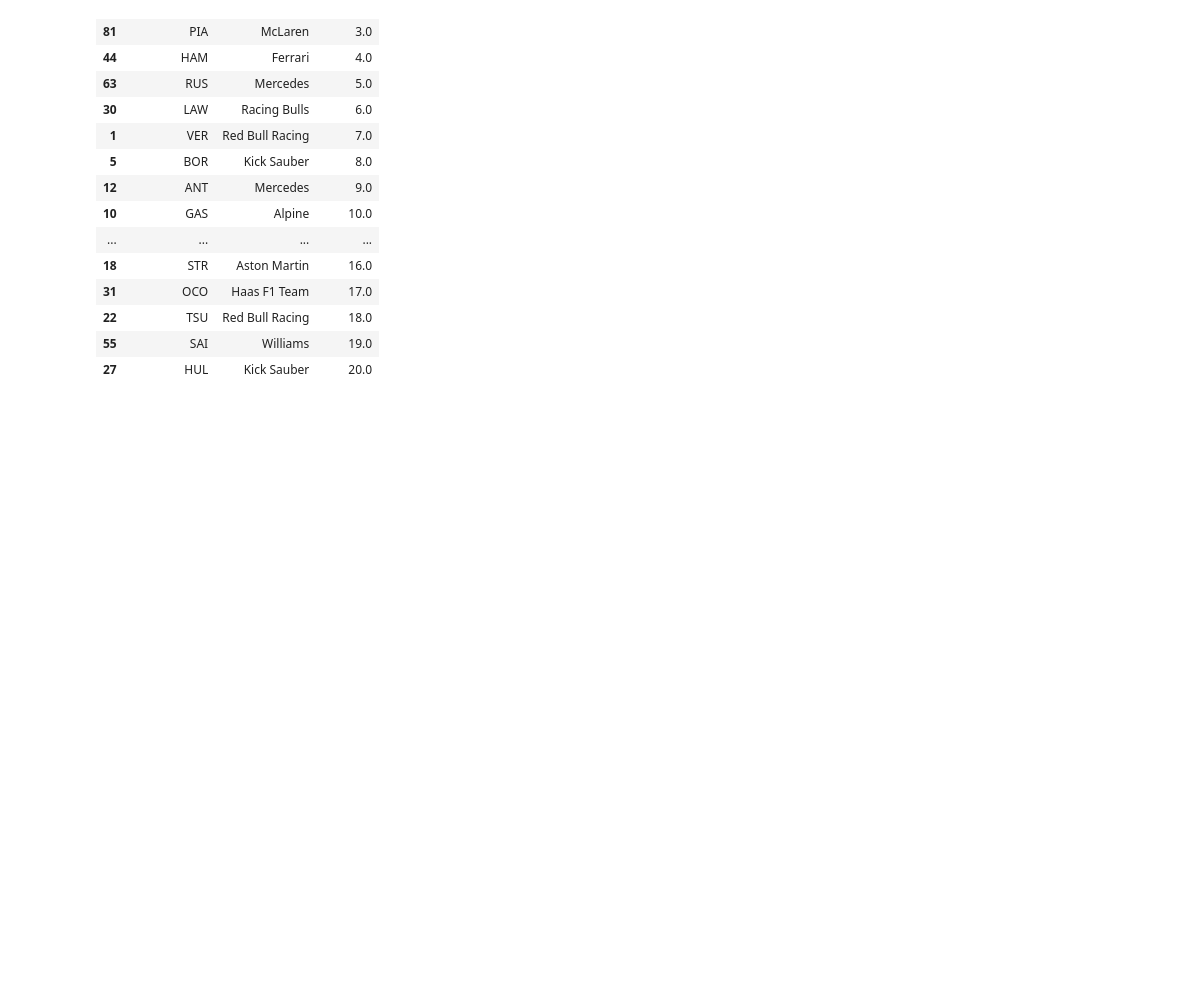
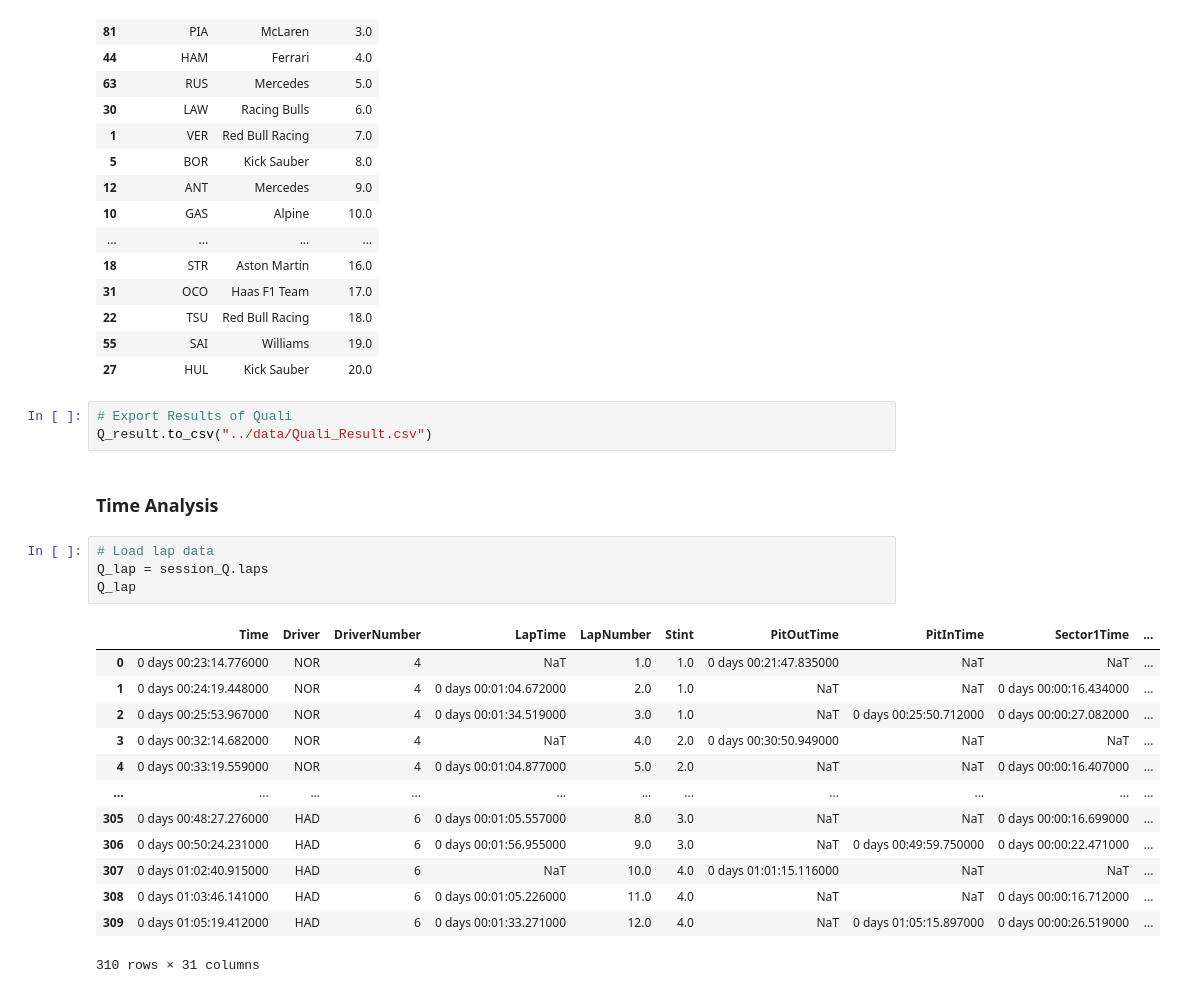
Before and after one commit to Mohandas-KJ/Slipstream-F1, a Jupyter notebook: 2026_Austria_GP/notebooks/01_results_and_laps.ipynb, the cells around one changed output. Drawn from its saved outputs; the diff is of its cells as text; blank space fills up the shorter version.

Commit message:
Add qualifying results and analysis for Austria GP 2026

```diff
--- a/2026_Austria_GP/notebooks/01_results_and_laps.ipynb
+++ b/2026_Austria_GP/notebooks/01_results_and_laps.ipynb
@@ -91,3 +91,26 @@ Q_result
 | 22 | TSU | Red Bull Racing | 18.0 |
 | 55 | SAI | Williams | 19.0 |
 | 27 | HUL | Kick Sauber | 20.0 |
+# %%
+# Export Results of Quali
+Q_result.to_csv("../data/Quali_Result.csv")
+# %% [markdown]
+### Time Analysis
+# %%
+# Load lap data
+Q_lap = session_Q.laps
+Q_lap
+# %% [output]
+|  | Time | Driver | DriverNumber | LapTime | LapNumber | Stint | PitOutTime | PitInTime | Sector1Time | ... |
+| 0 | 0 days 00:23:14.776000 | NOR | 4 | NaT | 1.0 | 1.0 | 0 days 00:21:47.835000 | NaT | NaT | ... |
+| 1 | 0 days 00:24:19.448000 | NOR | 4 | 0 days 00:01:04.672000 | 2.0 | 1.0 | NaT | NaT | 0 days 00:00:16.434000 | ... |
+| 2 | 0 days 00:25:53.967000 | NOR | 4 | 0 days 00:01:34.519000 | 3.0 | 1.0 | NaT | 0 days 00:25:50.712000 | 0 days 00:00:27.082000 | ... |
+| 3 | 0 days 00:32:14.682000 | NOR | 4 | NaT | 4.0 | 2.0 | 0 days 00:30:50.949000 | NaT | NaT | ... |
+| 4 | 0 days 00:33:19.559000 | NOR | 4 | 0 days 00:01:04.877000 | 5.0 | 2.0 | NaT | NaT | 0 days 00:00:16.407000 | ... |
+| ... | ... | ... | ... | ... | ... | ... | ... | ... | ... | ... |
+| 305 | 0 days 00:48:27.276000 | HAD | 6 | 0 days 00:01:05.557000 | 8.0 | 3.0 | NaT | NaT | 0 days 00:00:16.699000 | ... |
+| 306 | 0 days 00:50:24.231000 | HAD | 6 | 0 days 00:01:56.955000 | 9.0 | 3.0 | NaT | 0 days 00:49:59.750000 | 0 days 00:00:22.471000 | ... |
+| 307 | 0 days 01:02:40.915000 | HAD | 6 | NaT | 10.0 | 4.0 | 0 days 01:01:15.116000 | NaT | NaT | ... |
+| 308 | 0 days 01:03:46.141000 | HAD | 6 | 0 days 00:01:05.226000 | 11.0 | 4.0 | NaT | NaT | 0 days 00:00:16.712000 | ... |
+| 309 | 0 days 01:05:19.412000 | HAD | 6 | 0 days 00:01:33.271000 | 12.0 | 4.0 | NaT | 0 days 01:05:15.897000 | 0 days 00:00:26.519000 | ... |
+310 rows × 31 columns
```
Also changed, not shown: parts of 2 cells of this notebook, 3 other files.
